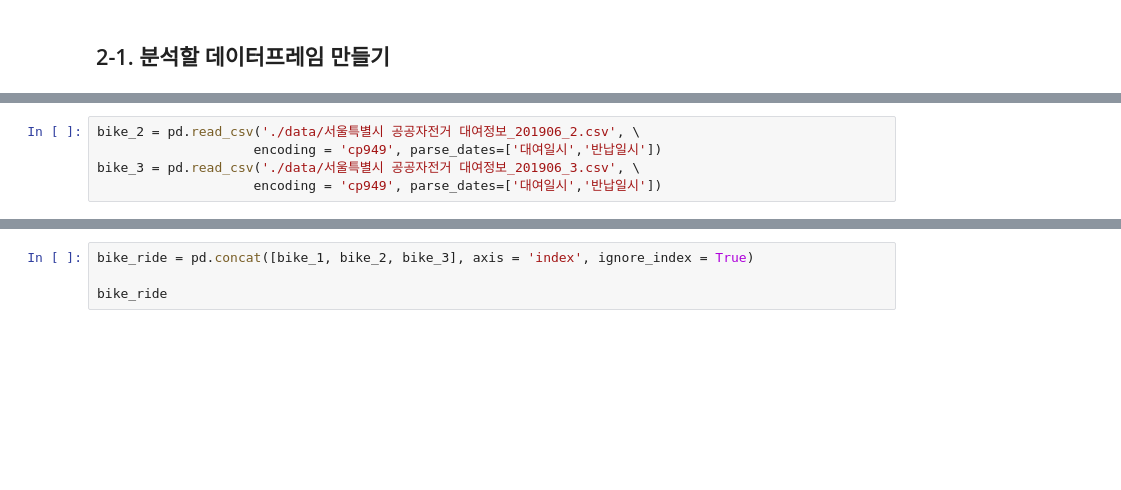
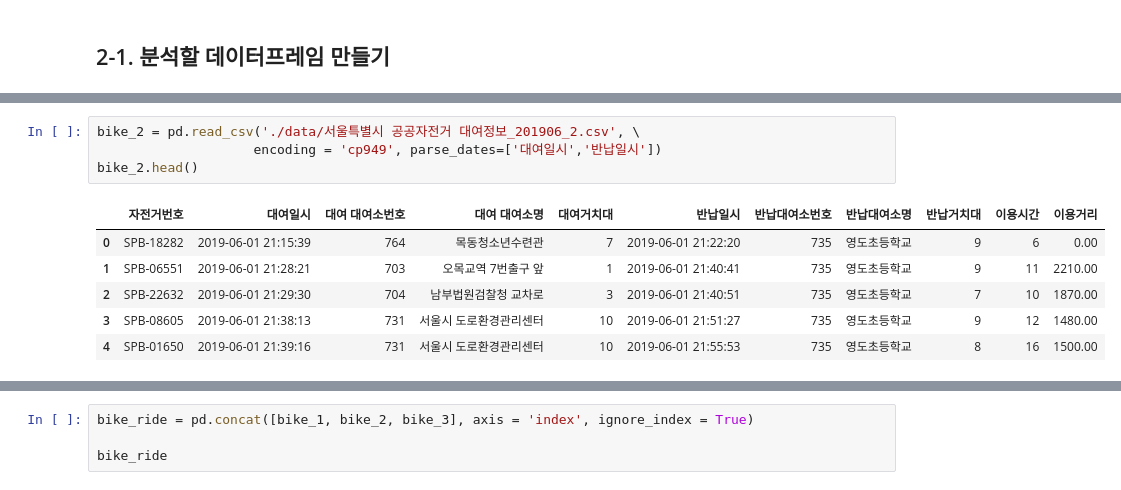
Before and after one commit to gladie4sage/myfiles, a Jupyter notebook: bike_day1_f.ipynb, the cells around one changed output, grey strips where cells are left out. Saved outputs shown, nothing was run; the diff lists cells and outputs as text; blank space fills up the shorter version.

```diff
--- a/bike_day1_f.ipynb
+++ b/bike_day1_f.ipynb
@@ -45,5 +45,11 @@ bike_1.head()
 # %%
 bike_2 = pd.read_csv('./data/서울특별시 공공자전거 대여정보_201906_2.csv', \
                     encoding = 'cp949', parse_dates=['대여일시','반납일시'])
-bike_3 = pd.read_csv('./data/서울특별시 공공자전거 대여정보_201906_3.csv', \
-                    encoding = 'cp949', parse_dates=['대여일시','반납일시'])
+bike_2.head()
+# %% [output]
+|  | 자전거번호 | 대여일시 | 대여 대여소번호 | 대여 대여소명 | 대여거치대 | 반납일시 | 반납대여소번호 | 반납대여소명 | 반납거치대 | 이용시간 | 이용거리 |
+| 0 | SPB-18282 | 2019-06-01 21:15:39 | 764 | 목동청소년수련관 | 7 | 2019-06-01 21:22:20 | 735 | 영도초등학교 | 9 | 6 | 0.00 |
+| 1 | SPB-06551 | 2019-06-01 21:28:21 | 703 | 오목교역 7번출구 앞 | 1 | 2019-06-01 21:40:41 | 735 | 영도초등학교 | 9 | 11 | 2210.00 |
+| 2 | SPB-22632 | 2019-06-01 21:29:30 | 704 | 남부법원검찰청 교차로 | 3 | 2019-06-01 21:40:51 | 735 | 영도초등학교 | 7 | 10 | 1870.00 |
+| 3 | SPB-08605 | 2019-06-01 21:38:13 | 731 | 서울시 도로환경관리센터 | 10 | 2019-06-01 21:51:27 | 735 | 영도초등학교 | 9 | 12 | 1480.00 |
+| 4 | SPB-01650 | 2019-06-01 21:39:16 | 731 | 서울시 도로환경관리센터 | 10 | 2019-06-01 21:55:53 | 735 | 영도초등학교 | 8 | 16 | 1500.00 |
```
Also changed, not shown: parts of 2 cells of this notebook.
